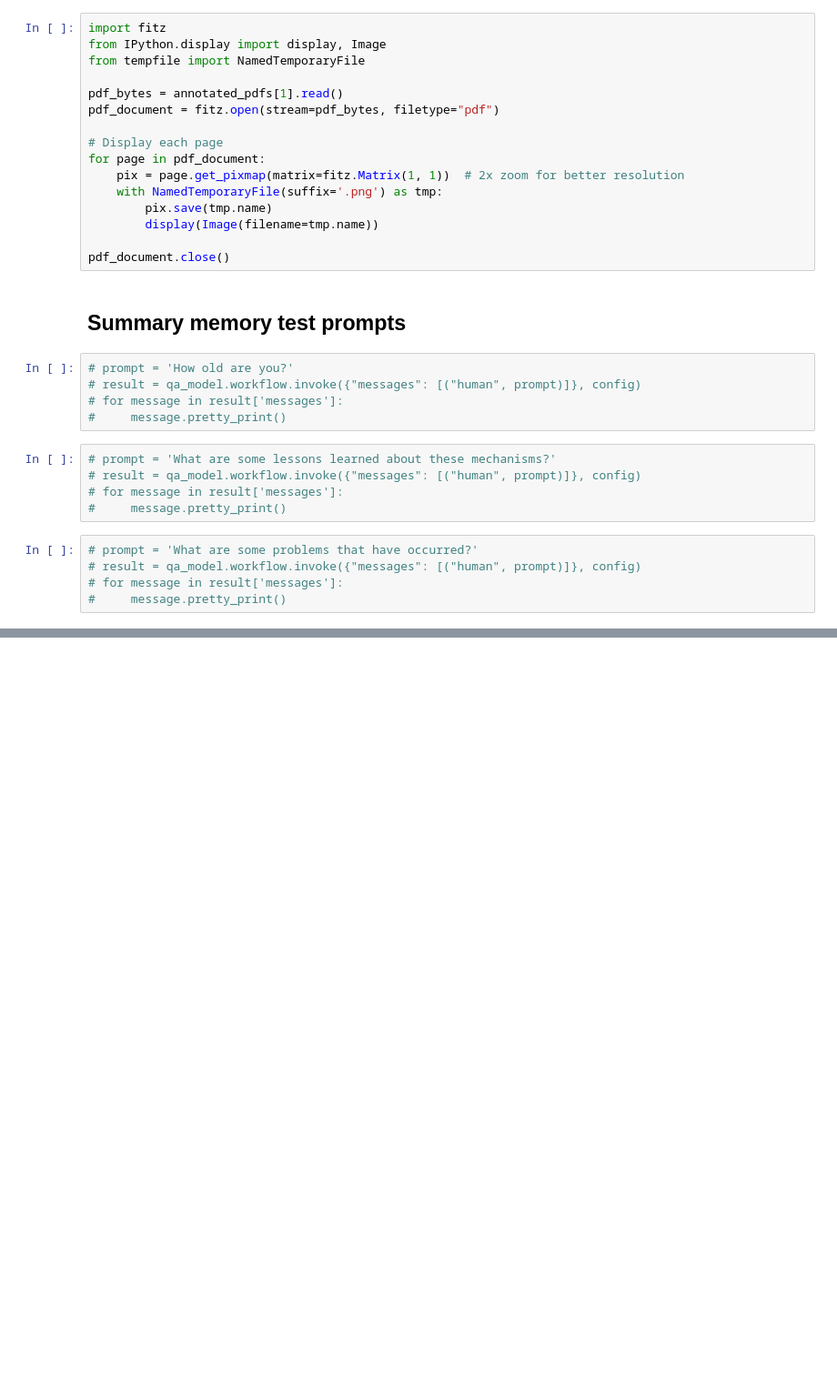
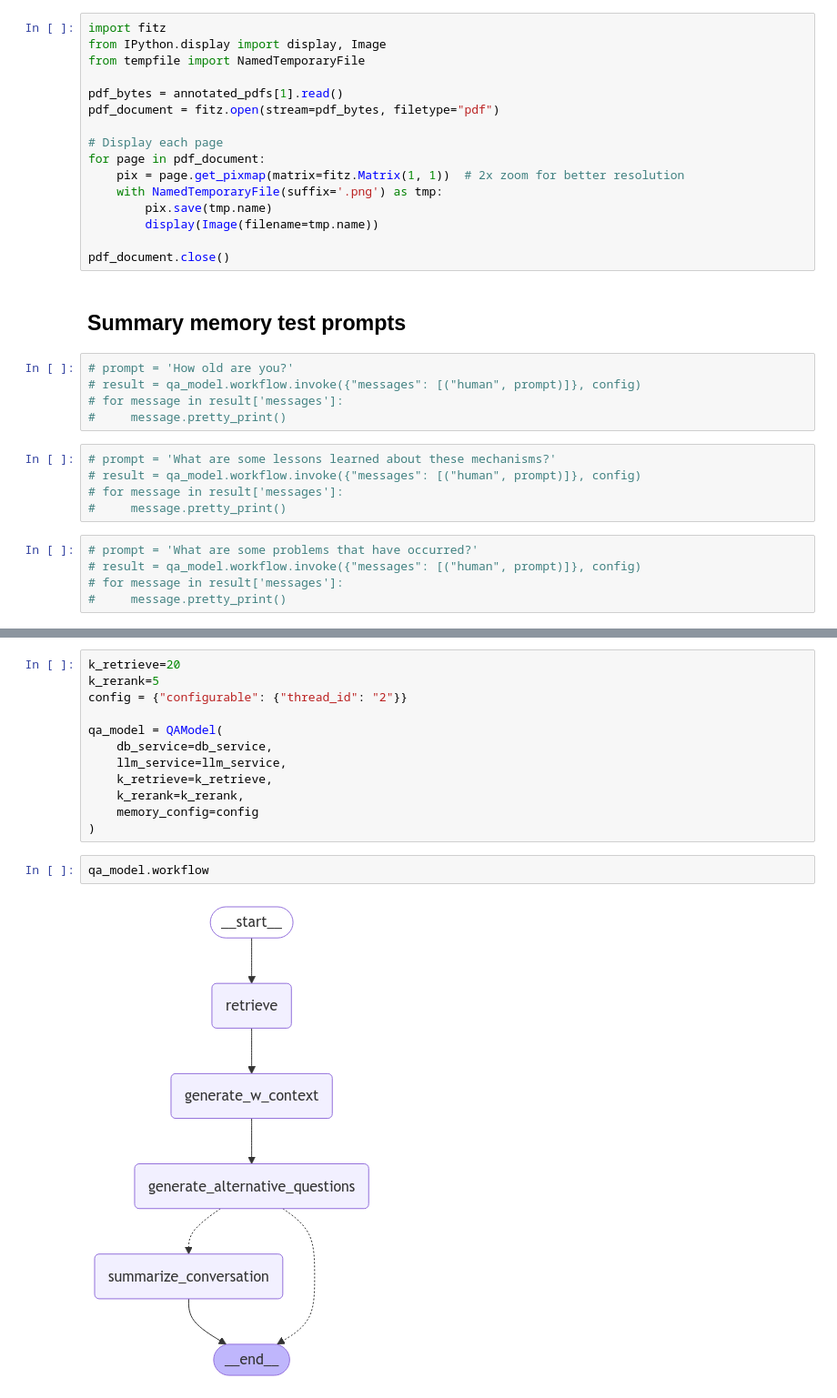
Before and after one commit to dan-s-mueller/aerospace_chatbot, a Jupyter notebook: notebooks/langgraph.ipynb, the cells around one changed output, grey strips where cells are left out. Shown at 91% size. Drawn from its saved outputs; the diff is of its cells as text; blank space fills up the shorter version.

Commit message:
Working through ragatouille and rerank scenarios

```diff
--- a/notebooks/langgraph.ipynb
+++ b/notebooks/langgraph.ipynb
@@ -631,0 +719,16 @@ pdf_document.close()
+# %%
+k_retrieve=20
+k_rerank=5
+config = {"configurable": {"thread_id": "2"}}
+
+qa_model = QAModel(
+    db_service=db_service,
+    llm_service=llm_service,
+    k_retrieve=k_retrieve,
+    k_rerank=k_rerank,
+    memory_config=config
+)
+# %%
+qa_model.workflow
+# %% [output]
+[figure, added]
```
Also changed, not shown: parts of 14 cells of this notebook, 3 other files.
